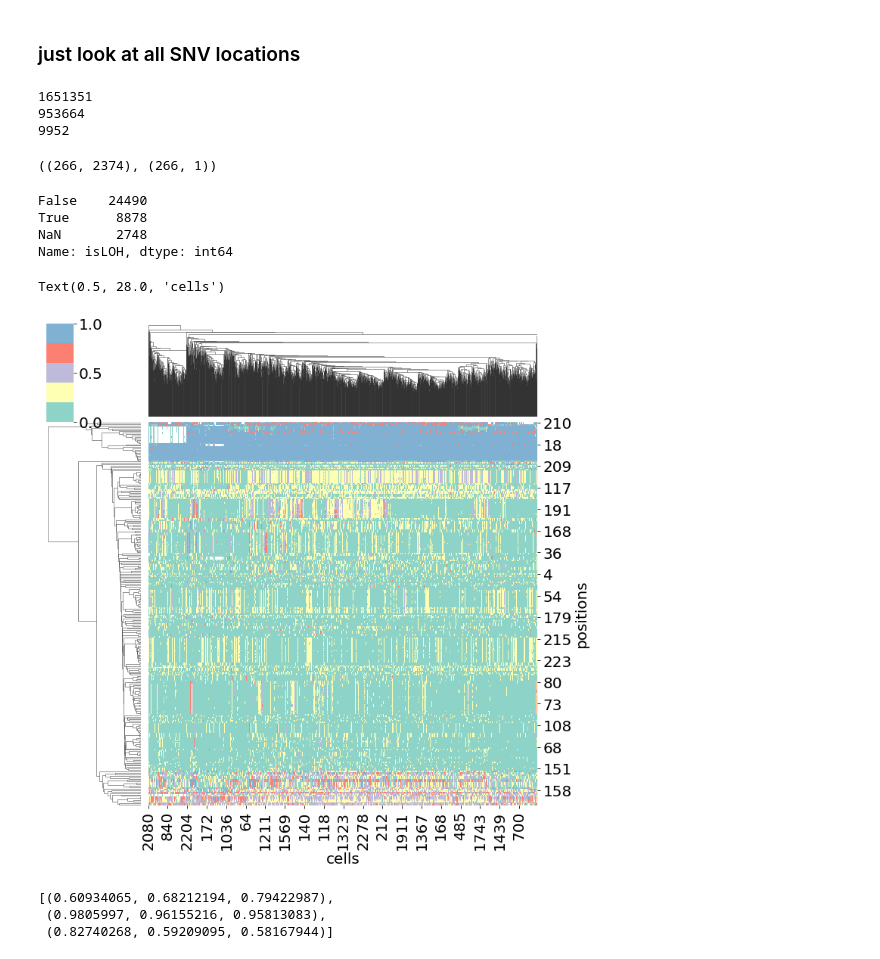
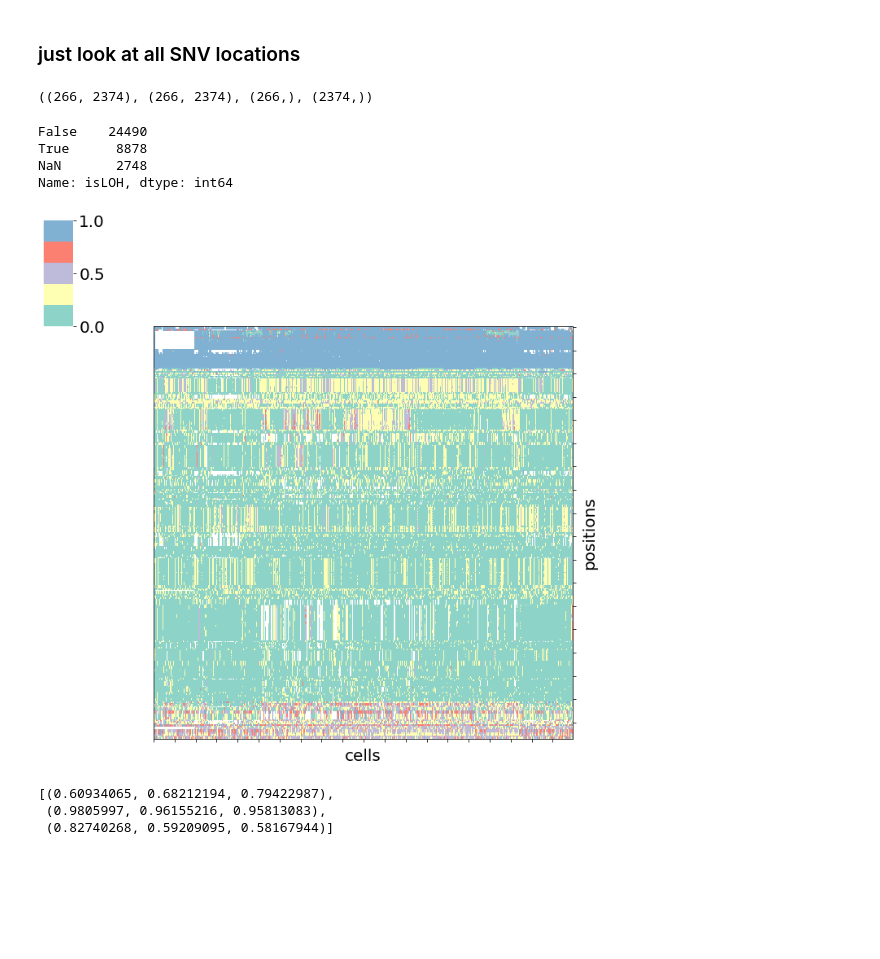
Before and after one commit to haochenz96/tap_cn_calling, a Jupyter notebook: mskcc_organoid_mission_bio.ipynb, the cells around one changed output. Drawn from its saved outputs; the diff is of its cells as text; code cells hidden in the pictures; blank space fills up the shorter version.

```diff
--- a/mskcc_organoid_mission_bio.ipynb
+++ b/mskcc_organoid_mission_bio.ipynb
@@ -1112,13 +1123,9 @@ def get_condensed_vaf_matrix(read_depth_threshold = 10, vaf_threshold = 0.25, pr
 # %%
-condensed_vaf_mat, pos_indices = get_condensed_vaf_matrix(amplicon_threshold = 0)
+condensed_vaf_mat, read_depth_mat, pos_indices, cell_indices = get_condensed_vaf_matrix(amplicon_threshold = 0)
-# %% [output]
-1651351
-953664
-9952
 # %%
-condensed_vaf_mat.shape, pos_indices.shape
+condensed_vaf_mat.shape, read_depth_mat.shape, pos_indices.shape, cell_indices.shape
 # %% [output]
-((266, 2374), (266, 1))
+((266, 2374), (266, 2374), (266,), (2374,))
 # %%
 df_unique_pos['isLOH'].value_counts(dropna=False)
 # %% [output]
@@ -1126,14 +1133,25 @@ False    24490
 True      8878
 NaN       2748
 Name: isLOH, dtype: int64
-# %%
-g = sns.clustermap(np.nan_to_num(condensed_vaf_mat), mask=np.isnan(condensed_vaf_mat), row_cluster=True, col_cluster=True, vmin=0, vmax=1,
-                   cmap=sns.mpl_palette("Set3",5))
-g.ax_heatmap.set_ylabel('positions', fontsize=20)
-g.ax_heatmap.set_xlabel('cells', fontsize=20)
-# %% [output]
-Text(0.5, 28.0, 'cells')
-[figure, removed]
+# %%
+# masking entries with read dpeth less than 10
+g = sns.clustermap(np.nan_to_num(condensed_vaf_mat), mask= read_depth_mat < 10, row_cluster=True, col_cluster=True, vmin=0, vmax=1,
+                   cmap=sns.mpl_palette("Set3",5))
+g.ax_heatmap.set_ylabel('positions', fontsize=20)
+g.ax_heatmap.set_xlabel('cells', fontsize=20)
+
+g.ax_heatmap.set_xticklabels([]);
+g.ax_heatmap.set_yticklabels([]);
+g.ax_col_dendrogram.set_visible(False)
+g.ax_row_dendrogram.set_visible(False)
+
+for _, spine in g.ax_heatmap.spines.items():
+    spine.set_visible(True)
+
+plt.savefig('figures/organoid_condensed_vaf_mat.pdf', bbox_inches='tight')
+plt.savefig('figures/organoid_condensed_vaf_mat.png', bbox_inches='tight')
+# %% [output]
+[figure, added]
 # %%
 sns.color_palette("vlag", 3)
 # %% [output]
```
Also changed, not shown: parts of 51 cells of this notebook.
